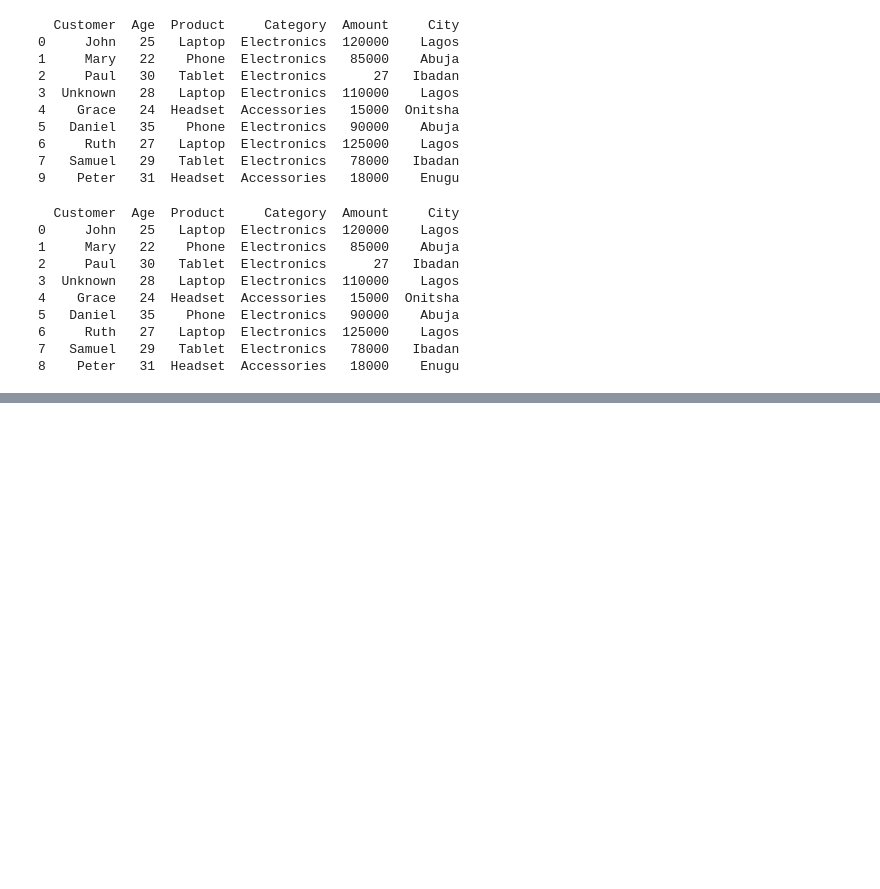
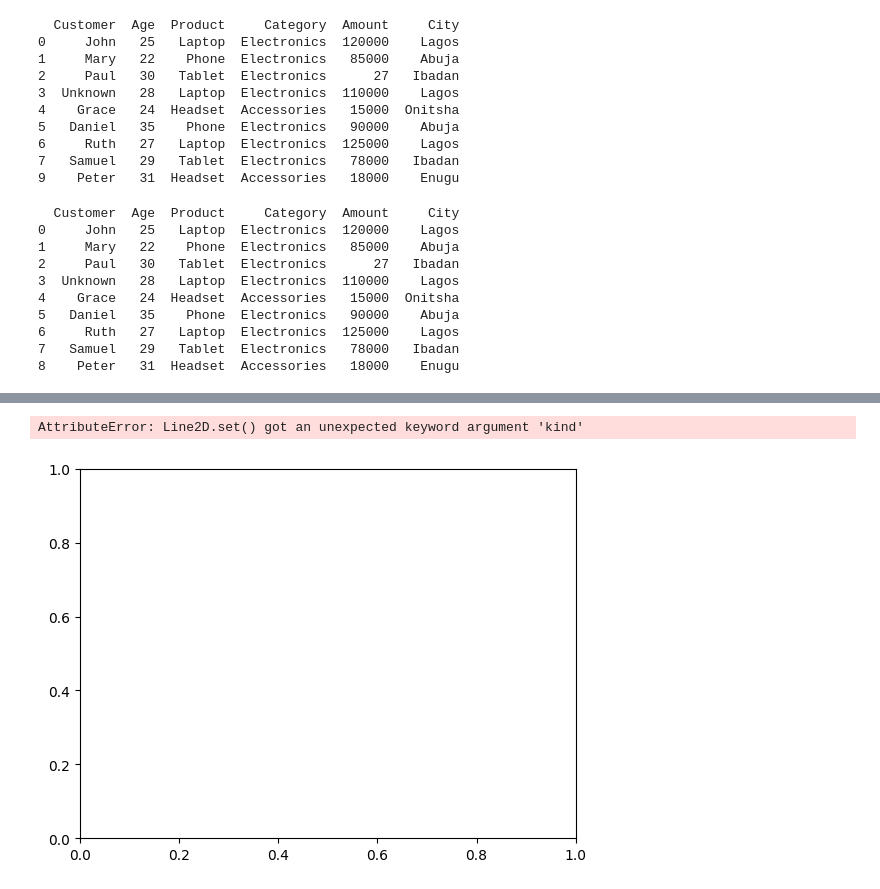
Before and after one commit to davidolawuyi37-design/Learning, a Jupyter notebook: Visualization/Exercise.ipynb, the cells around one changed output, grey strips where cells are left out. Saved outputs shown, nothing was run; the diff lists cells and outputs as text; code cells hidden in the pictures; blank space fills up the shorter version.

```diff
--- a/Visualization/Exercise.ipynb
+++ b/Visualization/Exercise.ipynb
@@ -159,3 +159,12 @@ Age
 31     18000.0
 35     90000.0
 Name: Amount, dtype: float64
+# %%
+# Plotting
+plt.plot(df["Amount"],df["Age"], kind="bar", color="Red")
+plt.xlabel("Amount")
+plt.ylabel("Customer's Age")
+plt.title("Customer's Plot")
+# %% [output]
+AttributeError: Line2D.set() got an unexpected keyword argument 'kind'
+[figure, added]
```
Also changed, not shown: parts of 2 cells of this notebook, 2 other files.
